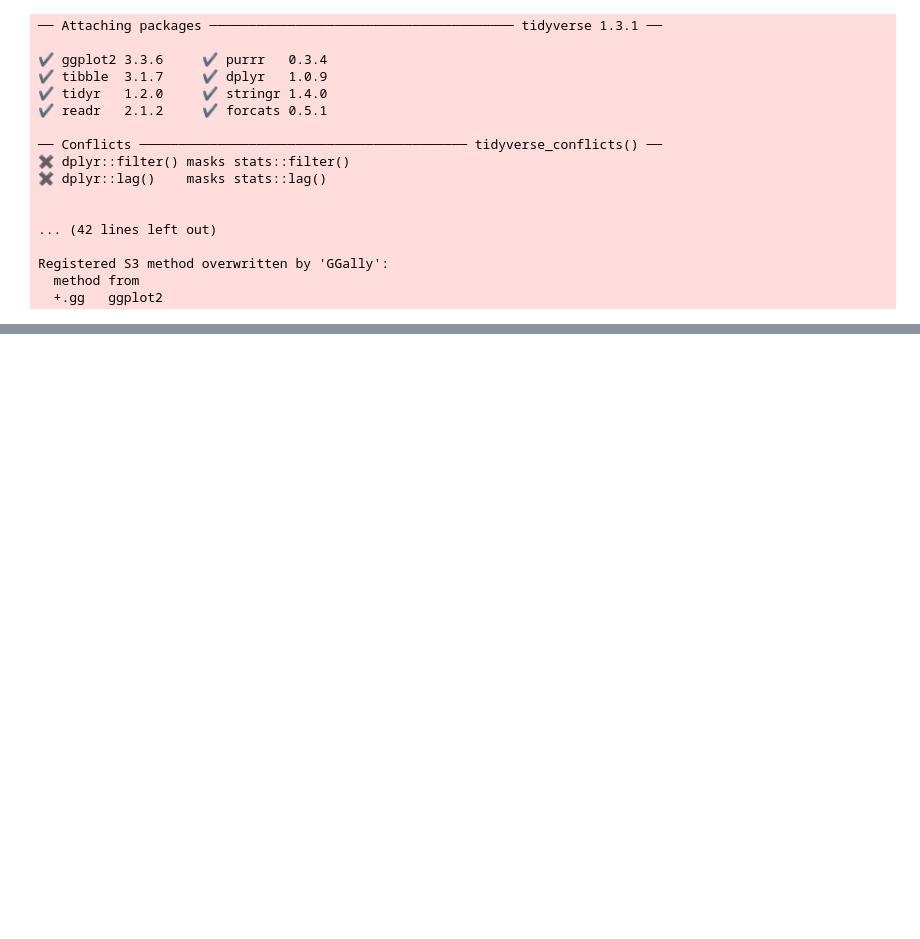
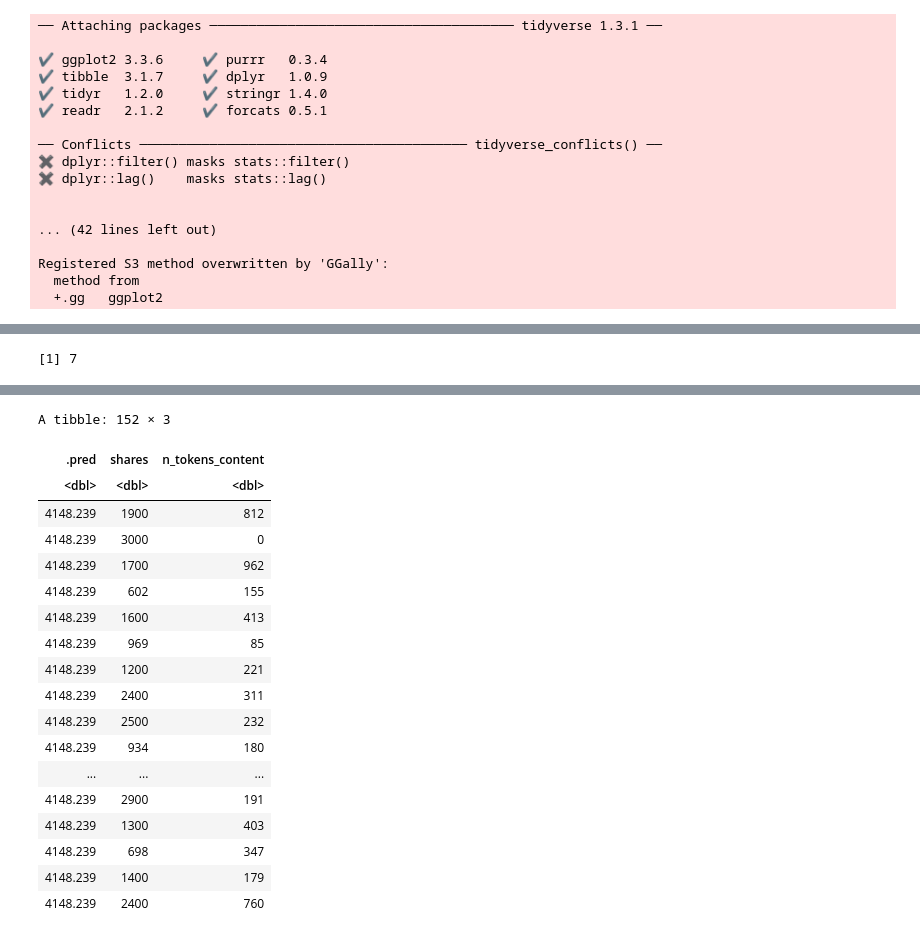
Before and after one commit to EPICxFLIPPER/Project-Report-Group-9, a Jupyter notebook: Project-Report.ipynb, the cells around one changed output, grey strips where cells are left out. Drawn from its saved outputs; the diff is of its cells as text; code cells hidden in the pictures; blank space fills up the shorter version.

```diff
--- a/Project-Report.ipynb
+++ b/Project-Report.ipynb
@@ -121,0 +130,45 @@ Warning message:
+# %%
+#I will be loacting the best neighbors to use
+set.seed(9)
+popularity_spec <- nearest_neighbor(weight_func = "rectangular" , neighbors = tune()) |>
+set_engine("kknn") |>
+set_mode("regression")
+
+popularity_recipe <- recipe(shares~n_tokens_content, data = popularity_train) |>
+step_scale(all_predictors()) |>
+step_center(all_predictors())
+
+gridvals <- tibble(neighbors = seq(from = 1, to = 10,))
+popularity_vfold <- vfold_cv(data = popularity_train, v = 5, strata = shares)
+
+popularity_fit <- workflow() |>
+add_recipe(popularity_recipe) |>
+add_model(popularity_spec) |>
+tune_grid(resamples = popularity_vfold, grid = gridvals) |>
+collect_metrics() |>
+filter(.metric == "rmse") |>
+arrange(mean) |>
+select(neighbors) |>
+slice(1) |>
+pull()
+
+
+
+popularity_fit
+# %% [output]
+[1] 7
+# %%
+popularity_spec_2 <- nearest_neighbor(weight_func = "rectangular", neighbors = 10) |>
+set_engine("kknn") |>
+set_mode("regression")
+
+popularity_fit_2 <- workflow() |>
+add_recipe(popularity_recipe) |>
+add_model(popularity_spec) |>
+fit(data = popularity_train)
+
+popularity_predictions <- predict(popularity_fit_2, popularity_test) |>
+bind_cols(popularity_test)
+
+popularity_predictions
+# %% [output]
@@ -121,0 +177,19 @@ Warning message:
+A tibble: 152 × 3
+| .pred | shares | n_tokens_content |
+| <dbl> | <dbl> | <dbl> |
+| 4148.239 | 1900 | 812 |
+| 4148.239 | 3000 | 0 |
+| 4148.239 | 1700 | 962 |
+| 4148.239 | 602 | 155 |
+| 4148.239 | 1600 | 413 |
+| 4148.239 | 969 | 85 |
+| 4148.239 | 1200 | 221 |
+| 4148.239 | 2400 | 311 |
+| 4148.239 | 2500 | 232 |
+| 4148.239 | 934 | 180 |
+| ... | ... | ... |
+| 4148.239 | 2900 | 191 |
+| 4148.239 | 1300 | 403 |
+| 4148.239 | 698 | 347 |
+| 4148.239 | 1400 | 179 |
+| 4148.239 | 2400 | 760 |
```
Also changed, not shown: parts of 6 cells of this notebook.
